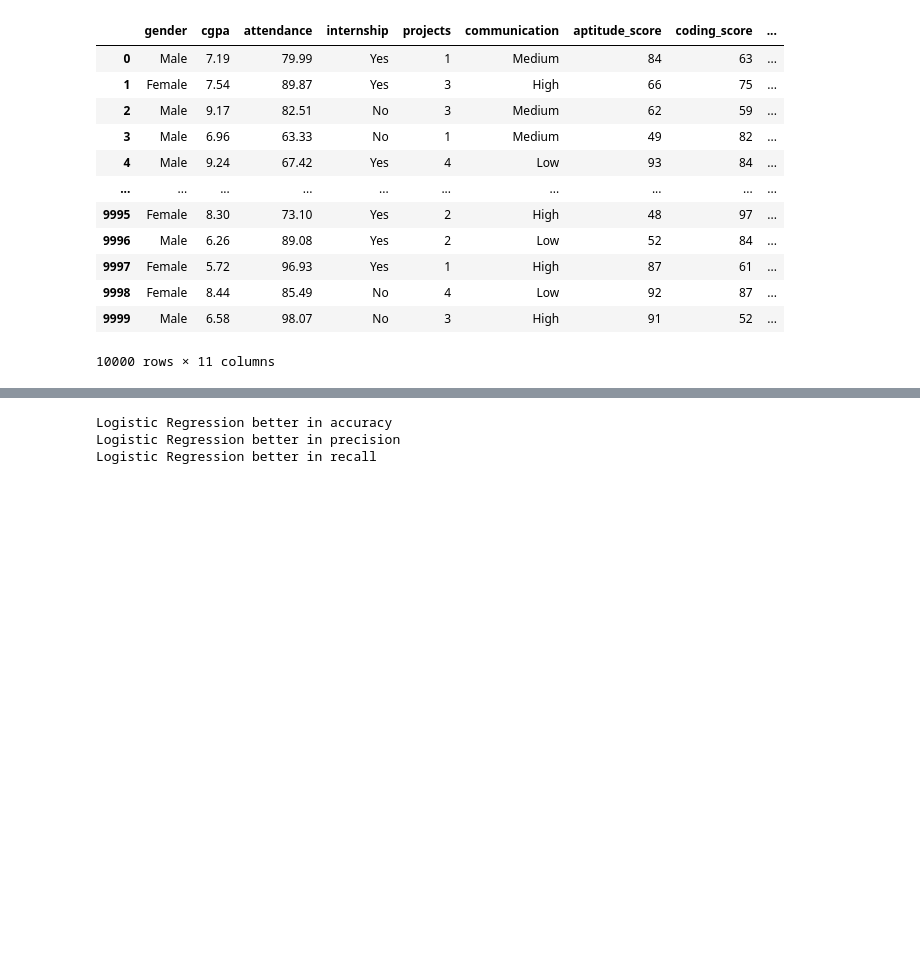
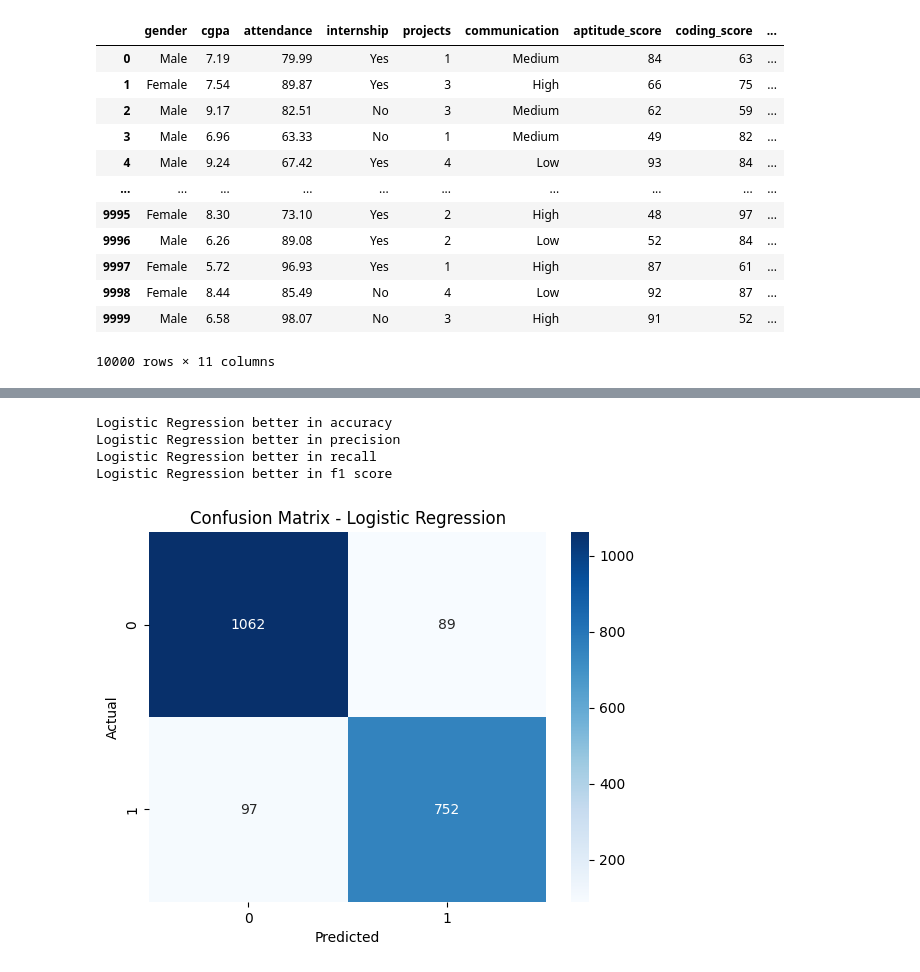
Before and after one commit to Abhisek963/machineLearning_Lab, a Jupyter notebook: 26march01.ipynb, the cells around one changed output, grey strips where cells are left out. Cells and saved outputs as stored; diff of their text form; code cells hidden in the pictures; blank space fills up the shorter version.

```diff
--- a/26march01.ipynb
+++ b/26march01.ipynb
@@ -89,7 +138,22 @@ if lr_rec>nb_rec:
     print("Logistic Regression better in recall")
 else:
     print("Naive Bayes better in recall")
+
+if lr_f1>nb_f1:
+    print("Logistic Regression better in f1 score")
+else:
+    print("Naive Bayes better in f1 score")
 # %% [output]
 Logistic Regression better in accuracy
 Logistic Regression better in precision
 Logistic Regression better in recall
+Logistic Regression better in f1 score
+# %%
+cm=confusion_matrix(y_test,y_pred_lr)
+sns.heatmap(cm,annot=True,fmt='d', cmap='Blues')
+plt.title("Confusion Matrix - Logistic Regression")
+plt.xlabel("Predicted")
+plt.ylabel("Actual")
+plt.show()
+# %% [output]
+[figure, added]
```
Also changed, not shown: parts of 4 cells of this notebook.
